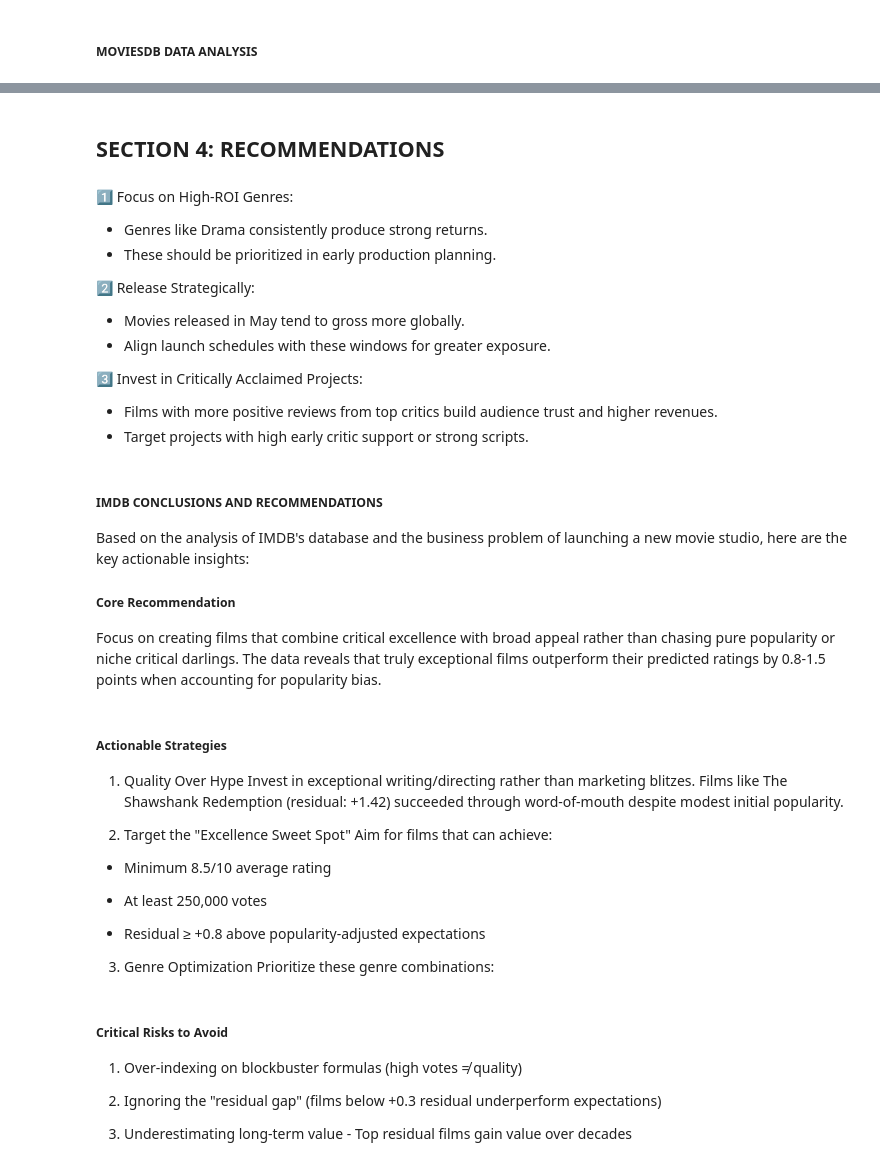
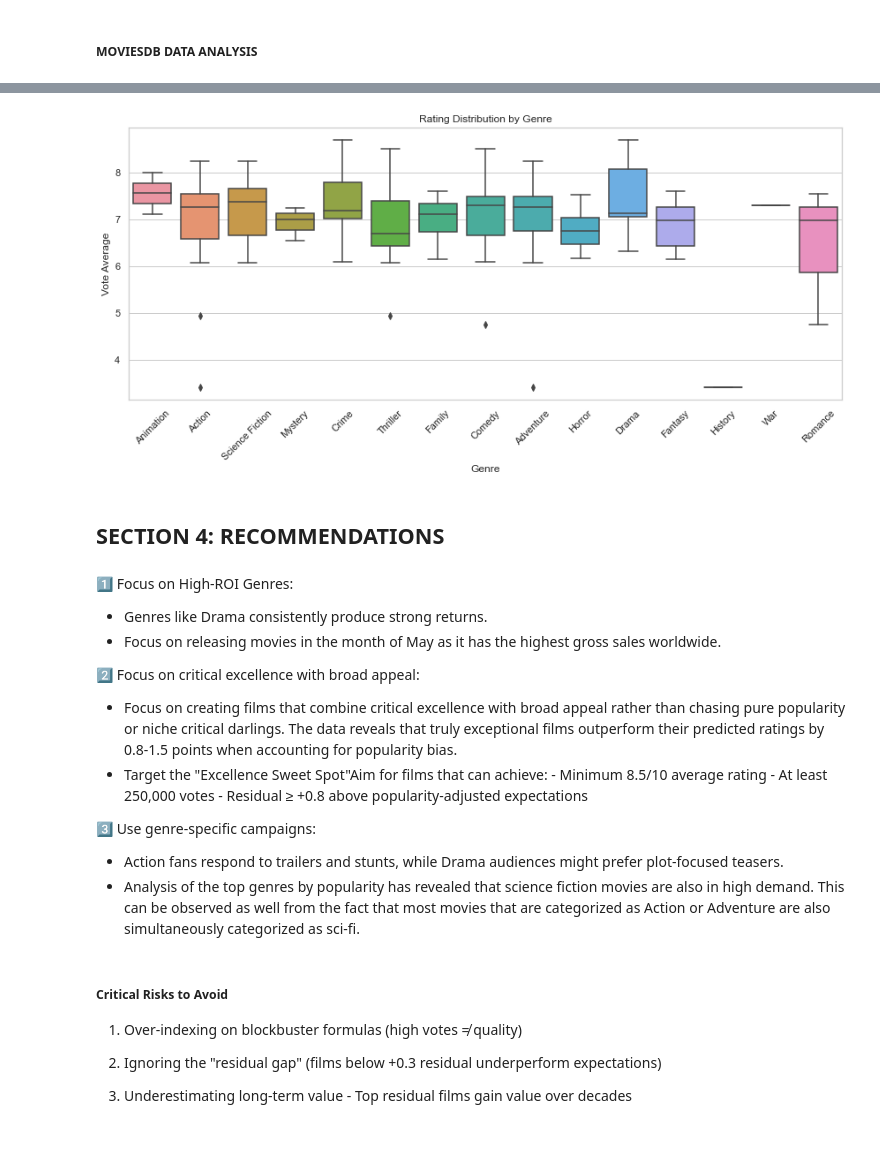
Before and after one commit to KweyuV/dsc-phase-2-project-group4, a Jupyter notebook: workbook_1.ipynb, the cells around one changed output, grey strips where cells are left out. Drawn from its saved outputs; the diff is of its cells as text; code cells hidden in the pictures; blank space fills up the shorter version.

Commit message:
Add recommendations, summary and next steps

```diff
--- a/workbook_1.ipynb
+++ b/workbook_1.ipynb
@@ -685,41 +774,35 @@ plt.show()
+# %%
+# Ratings by Genre
+from itertools import chain
+
+df_exploded = df_movies.explode('genre_names')
+plt.figure(figsize=(12, 6))
+sns.boxplot(x='genre_names', y='vote_average', data=df_exploded)
+plt.xticks(rotation=45)
+plt.title('Rating Distribution by Genre')
+plt.xlabel('Genre')
+plt.ylabel('Vote Average')
+plt.tight_layout()
+plt.show()
+# %% [output]
+[figure, added]
 # %% [markdown]
 ## SECTION 4: RECOMMENDATIONS
 # %% [markdown]
 1️⃣ Focus on High-ROI Genres:
    - Genres like Drama consistently produce strong returns.
-   - These should be prioritized in early production planning.
+   - Focus on releasing movies in the month of May as it has the highest gross sales worldwide.
 
-2️⃣ Release Strategically:
-   - Movies released in May tend to gross more globally.
-   - Align launch schedules with these windows for greater exposure.
+2️⃣ Focus on critical excellence with broad appeal:
+   - Focus on creating films that combine critical excellence with broad appeal rather than chasing pure popularity or niche critical darlings. The data reveals that truly exceptional films outperform their predicted ratings by 0.8-1.5 points when accounting for popularity bias.
+   - Target the "Excellence Sweet Spot"Aim for films that can achieve:
+         - Minimum 8.5/10 average rating
+         - At least 250,000 votes
+         - Residual ≥ +0.8 above popularity-adjusted expectations
 
-3️⃣ Invest in Critically Acclaimed Projects:
-   - Films with more positive reviews from top critics build audience trust and higher revenues.
-   - Target projects with high early critic support or strong scripts.
+3️⃣ Use genre-specific campaigns:
+   - Action fans respond to trailers and stunts, while Drama audiences might prefer plot-focused teasers.
+   - Analysis of the top genres by popularity has revealed that science fiction movies are also in high demand. This can be observed as well from the fact that most movies that are categorized as Action or Adventure are also simultaneously categorized as sci-fi.
-# %% [markdown]
-##### IMDB CONCLUSIONS AND RECOMMENDATIONS
-Based on the analysis of IMDB's database and the business problem of launching a new movie studio, here are the key actionable insights:
-
-##### Core Recommendation
-
-Focus on creating films that combine critical excellence with broad appeal rather than chasing pure popularity or niche critical darlings. The data reveals that truly exceptional films outperform their predicted ratings by 0.8-1.5 points when accounting for popularity bias.
-# %% [markdown]
-##### Actionable Strategies
-
-1. Quality Over Hype
-Invest in exceptional writing/directing rather than marketing blitzes. Films like The Shawshank Redemption (residual: +1.42) succeeded through word-of-mouth despite modest initial popularity.
-
-2. Target the "Excellence Sweet Spot"
-Aim for films that can achieve:
-
-- Minimum 8.5/10 average rating
-
-- At least 250,000 votes
-
-- Residual ≥ +0.8 above popularity-adjusted expectations
-
-3. Genre Optimization
-Prioritize these genre combinations:
 # %% [markdown]
 ##### Critical Risks to Avoid
 1. Over-indexing on blockbuster formulas (high votes ≠ quality)
```
Also changed, not shown: parts of 22 cells of this notebook.
